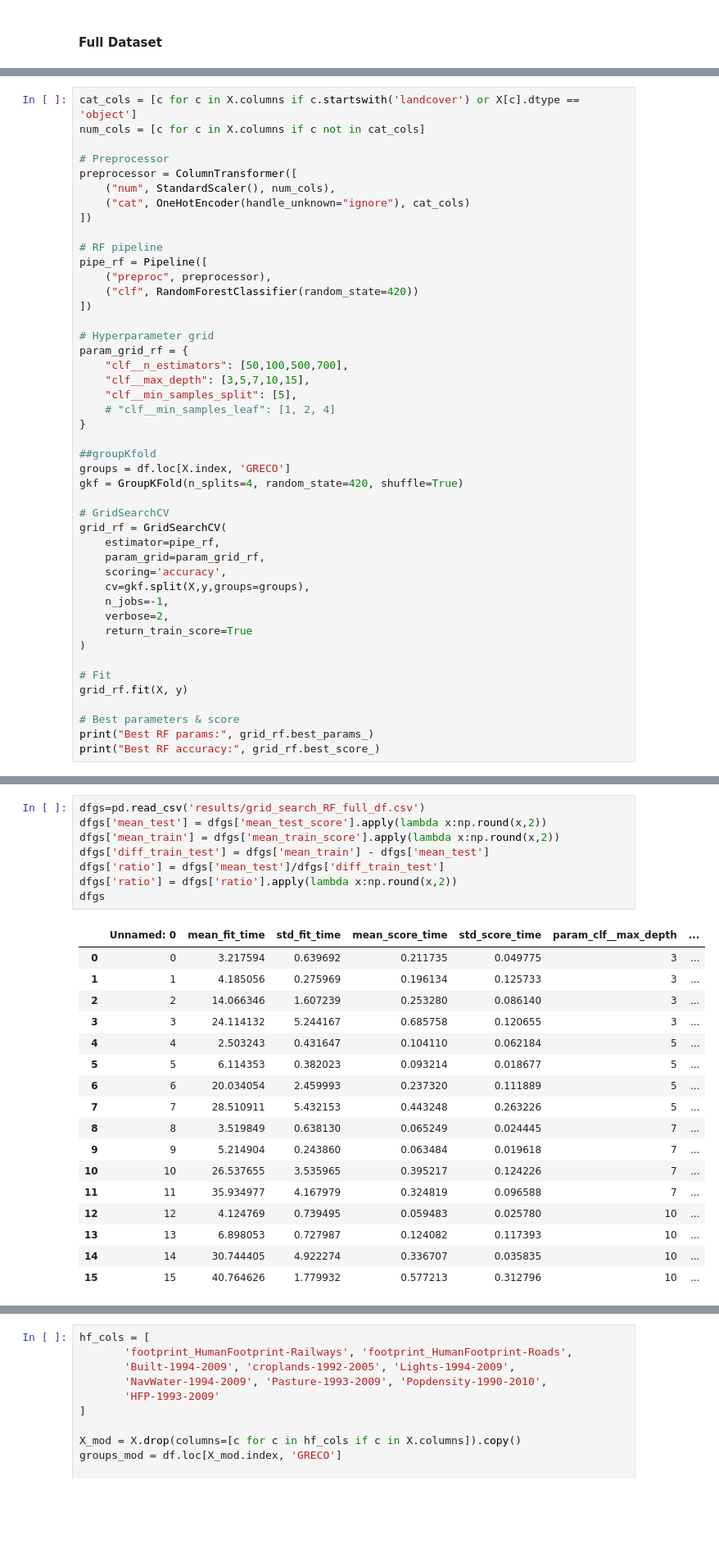
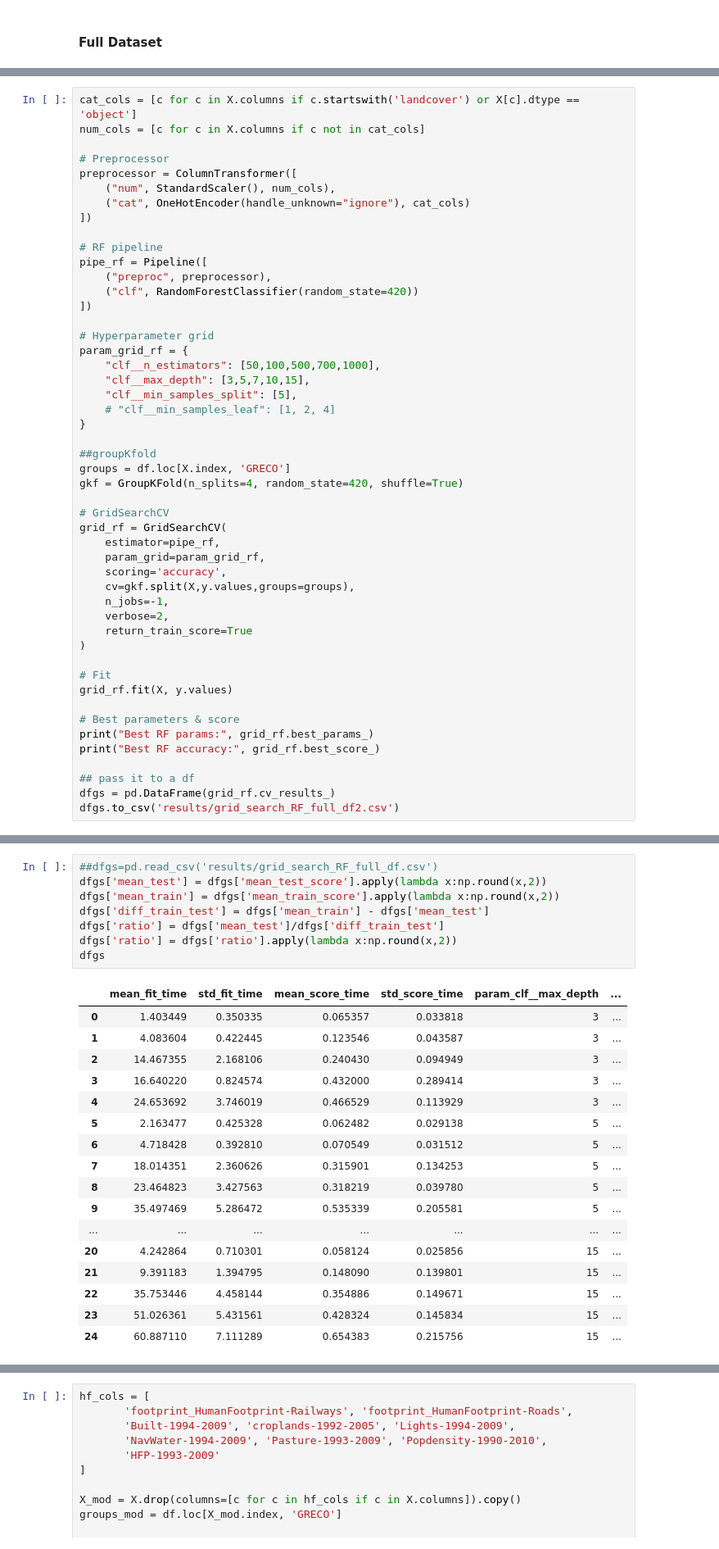
Before and after one commit to emanuel-gf/PlantNet-Species-ML-Project, a Jupyter notebook: milestone2.ipynb, the cells around one changed output, grey strips where cells are left out. Shown at 82% size. Drawn from its saved outputs; the diff is of its cells as text; blank space fills up the shorter version.

```diff
--- a/milestone2.ipynb
+++ b/milestone2.ipynb
@@ -884,7 +886,7 @@ pipe_rf = Pipeline([
 
 # Hyperparameter grid
 param_grid_rf = {
-    "clf__n_estimators": [50,100,500,700],
+    "clf__n_estimators": [50,100,500,700,1000],
     "clf__max_depth": [3,5,7,10,15],
     "clf__min_samples_split": [5],
     # "clf__min_samples_leaf": [1, 2, 4]
@@ -899,16 +901,20 @@ grid_rf = GridSearchCV(
     estimator=pipe_rf,
     param_grid=param_grid_rf,
     scoring='accuracy',
-    cv=gkf.split(X,y,groups=groups),
+    cv=gkf.split(X,y.values,groups=groups),
     n_jobs=-1,
     verbose=2,
     return_train_score=True
 )
 
 # Fit
-grid_rf.fit(X, y)
+grid_rf.fit(X, y.values)
 
 # Best parameters & score
 print("Best RF params:", grid_rf.best_params_)
 print("Best RF accuracy:", grid_rf.best_score_)
+
+## pass it to a df
+dfgs = pd.DataFrame(grid_rf.cv_results_)
+dfgs.to_csv('results/grid_search_RF_full_df2.csv')
 # %% [output]
@@ -989,26 +959,26 @@ plt.show()
 # %%
-dfgs=pd.read_csv('results/grid_search_RF_full_df.csv')
+##dfgs=pd.read_csv('results/grid_search_RF_full_df.csv')
 dfgs['mean_test'] = dfgs['mean_test_score'].apply(lambda x:np.round(x,2))
 dfgs['mean_train'] = dfgs['mean_train_score'].apply(lambda x:np.round(x,2))
 dfgs['diff_train_test'] = dfgs['mean_train'] - dfgs['mean_test']
 dfgs['ratio'] = dfgs['mean_test']/dfgs['diff_train_test']
 dfgs['ratio'] = dfgs['ratio'].apply(lambda x:np.round(x,2))
 dfgs
 # %% [output]
-|  | Unnamed: 0 | mean_fit_time | std_fit_time | mean_score_time | std_score_time | param_clf__max_depth | ... |
-| 0 | 0 | 3.217594 | 0.639692 | 0.211735 | 0.049775 | 3 | ... |
-| 1 | 1 | 4.185056 | 0.275969 | 0.196134 | 0.125733 | 3 | ... |
-| 2 | 2 | 14.066346 | 1.607239 | 0.253280 | 0.086140 | 3 | ... |
-| 3 | 3 | 24.114132 | 5.244167 | 0.685758 | 0.120655 | 3 | ... |
-| 4 | 4 | 2.503243 | 0.431647 | 0.104110 | 0.062184 | 5 | ... |
-| 5 | 5 | 6.114353 | 0.382023 | 0.093214 | 0.018677 | 5 | ... |
-| 6 | 6 | 20.034054 | 2.459993 | 0.237320 | 0.111889 | 5 | ... |
-| 7 | 7 | 28.510911 | 5.432153 | 0.443248 | 0.263226 | 5 | ... |
-| 8 | 8 | 3.519849 | 0.638130 | 0.065249 | 0.024445 | 7 | ... |
-| 9 | 9 | 5.214904 | 0.243860 | 0.063484 | 0.019618 | 7 | ... |
-| 10 | 10 | 26.537655 | 3.535965 | 0.395217 | 0.124226 | 7 | ... |
-| 11 | 11 | 35.934977 | 4.167979 | 0.324819 | 0.096588 | 7 | ... |
-| 12 | 12 | 4.124769 | 0.739495 | 0.059483 | 0.025780 | 10 | ... |
-| 13 | 13 | 6.898053 | 0.727987 | 0.124082 | 0.117393 | 10 | ... |
-| 14 | 14 | 30.744405 | 4.922274 | 0.336707 | 0.035835 | 10 | ... |
-| 15 | 15 | 40.764626 | 1.779932 | 0.577213 | 0.312796 | 10 | ... |
+|  | mean_fit_time | std_fit_time | mean_score_time | std_score_time | param_clf__max_depth | ... |
+| 0 | 1.403449 | 0.350335 | 0.065357 | 0.033818 | 3 | ... |
+| 1 | 4.083604 | 0.422445 | 0.123546 | 0.043587 | 3 | ... |
+| 2 | 14.467355 | 2.168106 | 0.240430 | 0.094949 | 3 | ... |
+| 3 | 16.640220 | 0.824574 | 0.432000 | 0.289414 | 3 | ... |
+| 4 | 24.653692 | 3.746019 | 0.466529 | 0.113929 | 3 | ... |
+| 5 | 2.163477 | 0.425328 | 0.062482 | 0.029138 | 5 | ... |
+| 6 | 4.718428 | 0.392810 | 0.070549 | 0.031512 | 5 | ... |
+| 7 | 18.014351 | 2.360626 | 0.315901 | 0.134253 | 5 | ... |
+| 8 | 23.464823 | 3.427563 | 0.318219 | 0.039780 | 5 | ... |
+| 9 | 35.497469 | 5.286472 | 0.535339 | 0.205581 | 5 | ... |
+| ... | ... | ... | ... | ... | ... | ... |
+| 20 | 4.242864 | 0.710301 | 0.058124 | 0.025856 | 15 | ... |
+| 21 | 9.391183 | 1.394795 | 0.148090 | 0.139801 | 15 | ... |
+| 22 | 35.753446 | 4.458144 | 0.354886 | 0.149671 | 15 | ... |
+| 23 | 51.026361 | 5.431561 | 0.428324 | 0.145834 | 15 | ... |
+| 24 | 60.887110 | 7.111289 | 0.654383 | 0.215756 | 15 | ... |
```
Also changed, not shown: parts of 7 cells of this notebook.
